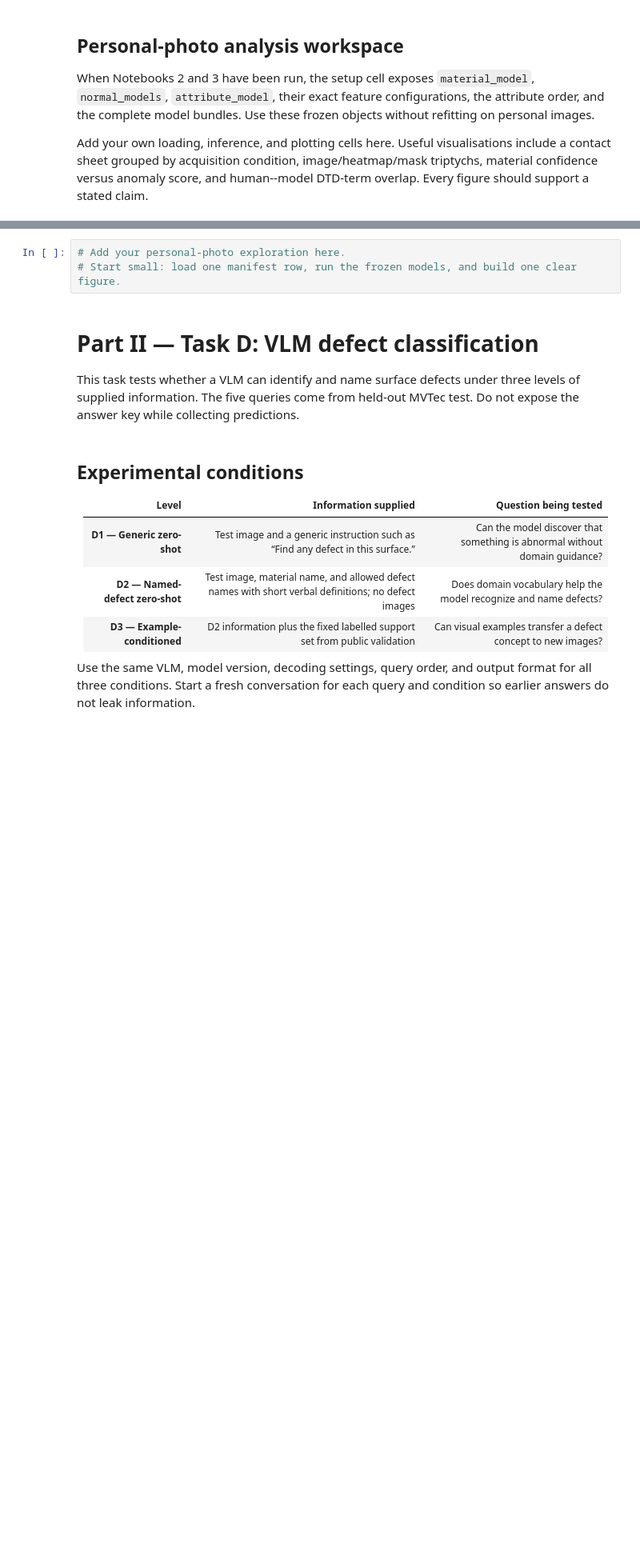
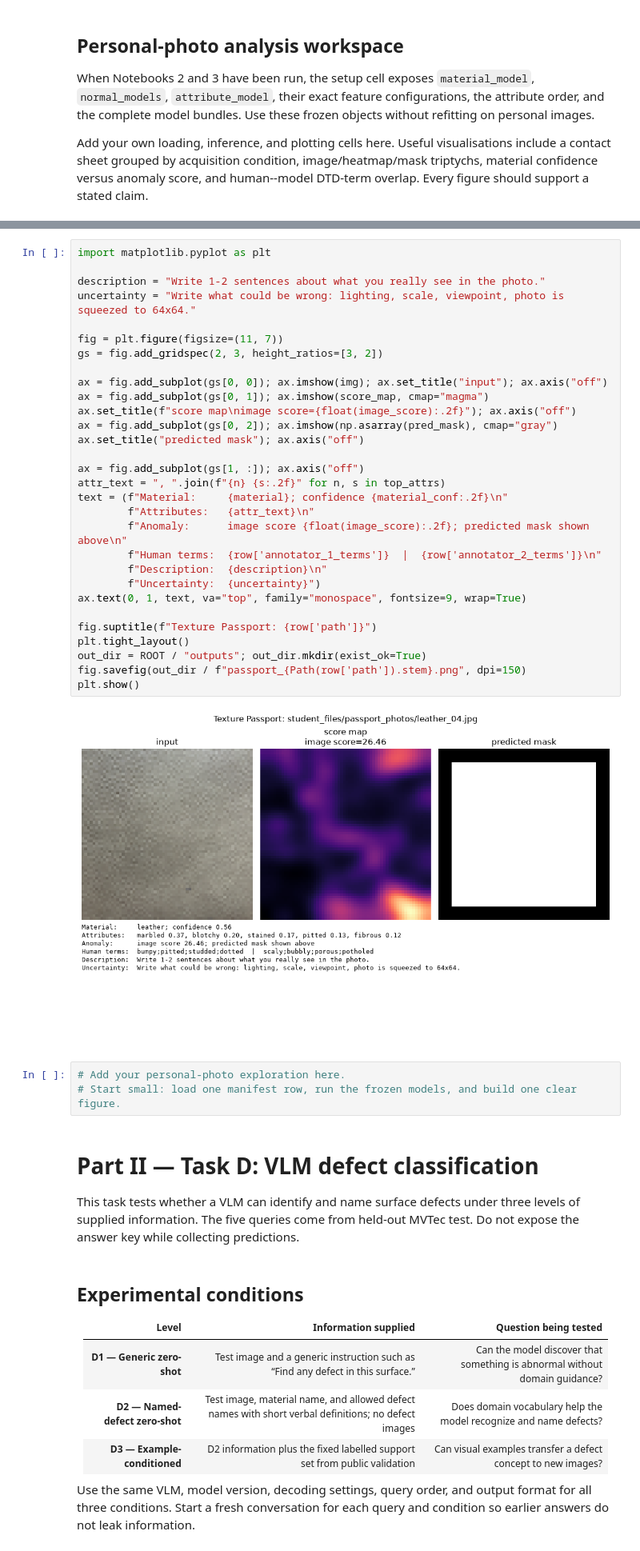
Before and after one commit to yu7ong/cs4242-lab1, a Jupyter notebook: code/notebooks/04_personal_photo_and_vlm_analysis.ipynb, the cells around one changed output, grey strips where cells are left out. Shown at 80% size. Saved outputs shown, nothing was run; the diff lists cells and outputs as text; blank space fills up the shorter version.

Commit message:
Add passport generate code

```diff
--- a/code/notebooks/04_personal_photo_and_vlm_analysis.ipynb
+++ b/code/notebooks/04_personal_photo_and_vlm_analysis.ipynb
@@ -67,3 +163,35 @@ overlap. Every figure should support a stated claim.
+# %%
+import matplotlib.pyplot as plt
+
+description = "Write 1-2 sentences about what you really see in the photo."
+uncertainty = "Write what could be wrong: lighting, scale, viewpoint, photo is squeezed to 64x64."
+
+fig = plt.figure(figsize=(11, 7))
+gs = fig.add_gridspec(2, 3, height_ratios=[3, 2])
+
+ax = fig.add_subplot(gs[0, 0]); ax.imshow(img); ax.set_title("input"); ax.axis("off")
+ax = fig.add_subplot(gs[0, 1]); ax.imshow(score_map, cmap="magma")
+ax.set_title(f"score map\nimage score={float(image_score):.2f}"); ax.axis("off")
+ax = fig.add_subplot(gs[0, 2]); ax.imshow(np.asarray(pred_mask), cmap="gray")
+ax.set_title("predicted mask"); ax.axis("off")
+
+ax = fig.add_subplot(gs[1, :]); ax.axis("off")
+attr_text = ", ".join(f"{n} {s:.2f}" for n, s in top_attrs)
+text = (f"Material:     {material}; confidence {material_conf:.2f}\n"
+        f"Attributes:   {attr_text}\n"
+        f"Anomaly:      image score {float(image_score):.2f}; predicted mask shown above\n"
+        f"Human terms:  {row['annotator_1_terms']}  |  {row['annotator_2_terms']}\n"
+        f"Description:  {description}\n"
+        f"Uncertainty:  {uncertainty}")
+ax.text(0, 1, text, va="top", family="monospace", fontsize=9, wrap=True)
+
+fig.suptitle(f"Texture Passport: {row['path']}")
+plt.tight_layout()
+out_dir = ROOT / "outputs"; out_dir.mkdir(exist_ok=True)
+fig.savefig(out_dir / f"passport_{Path(row['path']).stem}.png", dpi=150)
+plt.show()
+# %% [output]
+[figure, added]
 # %%
 # Add your personal-photo exploration here.
 # Start small: load one manifest row, run the frozen models, and build one clear figure.
```
Also changed, not shown: parts of 4 cells of this notebook, 2 other files.
